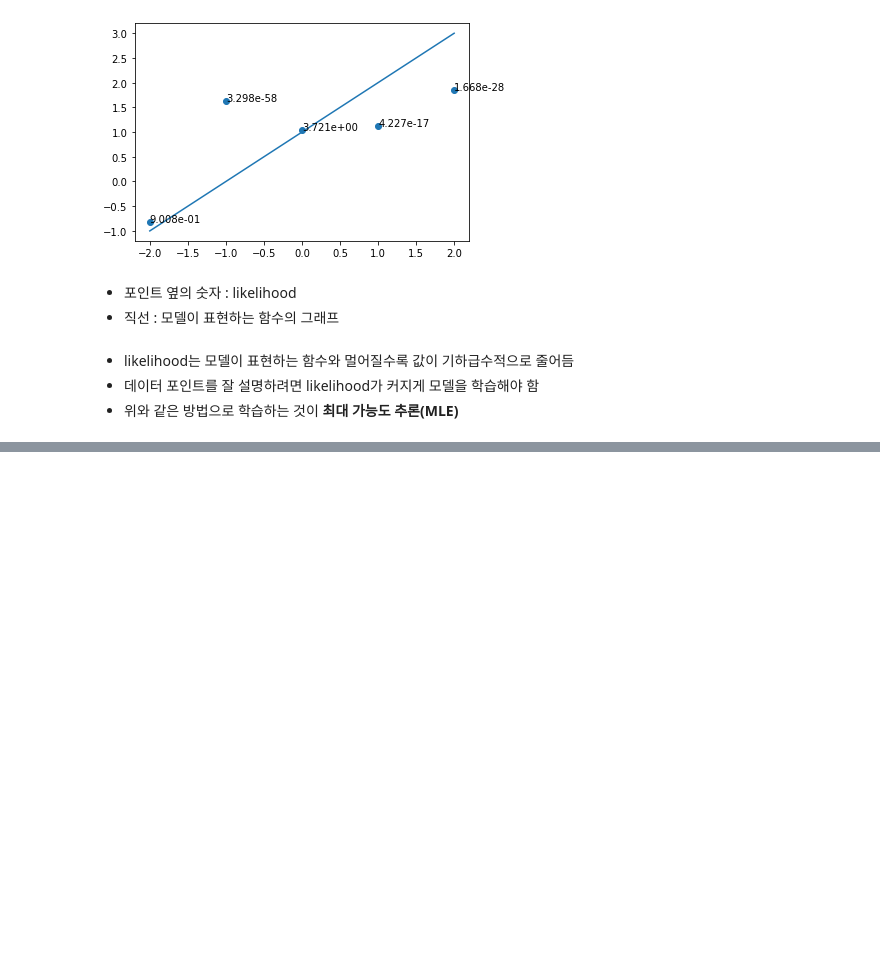
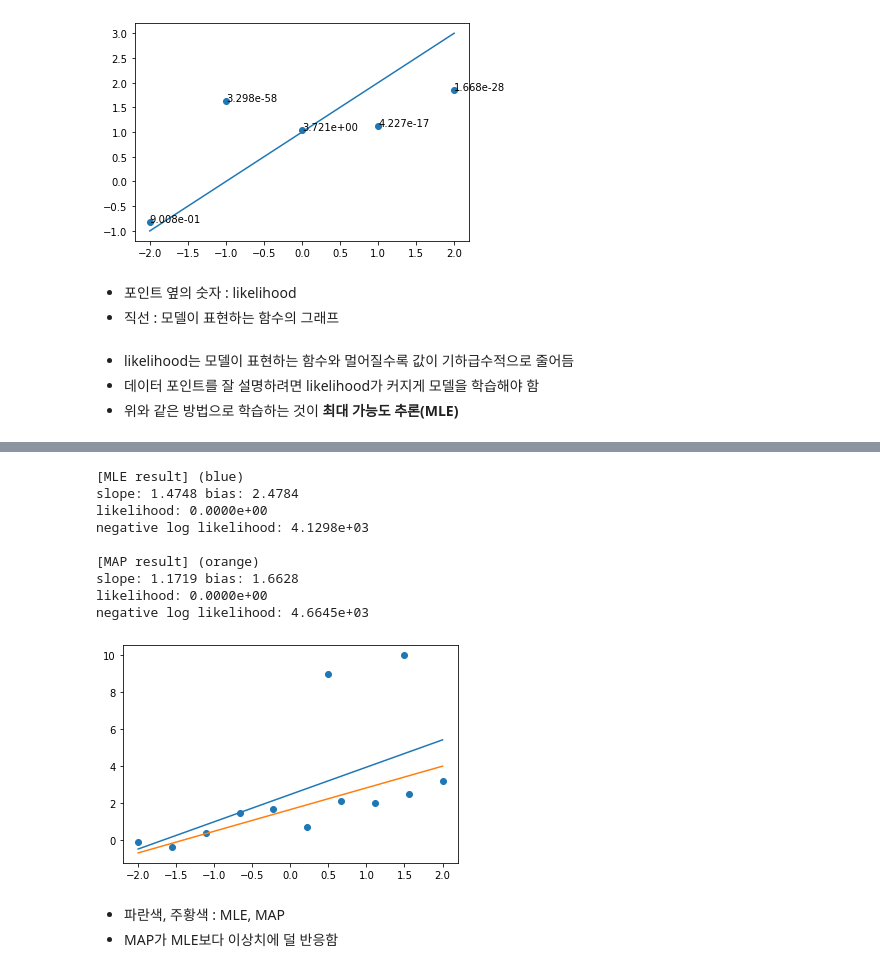
Before and after one commit to sung0471/aiffel, a Jupyter notebook: Foundamental/21.likelihood/21.likelihood.ipynb, the cells around one changed output, grey strips where cells are left out. Cells and saved outputs as stored; diff of their text form; code cells hidden in the pictures; blank space fills up the shorter version.

```diff
--- a/Foundamental/21.likelihood/21.likelihood.ipynb
+++ b/Foundamental/21.likelihood/21.likelihood.ipynb
@@ -137,0 +210,57 @@ plt.show()
+# %%
+def likelihood(labels, preds):
+    result = 1/(np.sqrt(2*math.pi*0.1*0.1))*np.exp(-np.power(labels-preds,2)/(2*0.1*0.1))
+
+    return np.prod(result)
+
+def neg_log_likelihood(labels, preds):
+    const_term = len(labels)*math.log(1/math.sqrt(2*math.pi*0.1*0.1))
+
+    return (-1)*(const_term + 1/(2*0.1*0.1)*np.sum(-np.power(labels-preds,2)))
+# %%
+# X: 21x2 matrix, y: 21x1 matrix
+# input_data 리스트를 column vector로 바꾼 다음 np.append 함수로 상수항을 추가합니다.
+X = np.append(input_data.reshape((-1, 1)), np.ones((num_samples+2, 1)), axis=1)
+y = labels
+
+# MLE 파라미터 계산식
+mle_theta_1, mle_theta_0 = np.dot(np.dot(np.linalg.inv(np.dot(X.T, X)), X.T), y)
+# MAP 파라미터 계산식
+map_theta_1, map_theta_0 = np.dot(np.dot(np.linalg.inv(np.dot(X.T, X)+(0.1*0.1)/(0.04*0.04)*np.eye(2)), X.T), y)
+
+print('[MLE result] (blue)')
+print('slope: '+'%.4f'%mle_theta_1+' bias: '+'%.4f'%mle_theta_0)
+
+mle_preds = mle_theta_1 * input_data + mle_theta_0
+print('likelihood: '+'%.4e'%likelihood(labels, mle_preds))
+print('negative log likelihood: '+'%.4e\n'%neg_log_likelihood(labels, mle_preds))
+
+print('[MAP result] (orange)')
+print('slope: '+'%.4f'%map_theta_1+' bias: '+'%.4f'%map_theta_0)
+
+map_preds = map_theta_1 * input_data + map_theta_0
+print('likelihood: '+'%.4e'%likelihood(labels, map_preds))
+print('negative log likelihood: '+'%.4e'%neg_log_likelihood(labels, map_preds))
+
+model_x = np.linspace(-2, 2, 50)
+mle_model_y = mle_theta_1 * model_x + mle_theta_0
+map_model_y = map_theta_1 * model_x + map_theta_0
+
+plt.scatter(input_data, labels)
+plt.plot(model_x, mle_model_y)
+plt.plot(model_x, map_model_y)
+plt.show()
+# %% [output]
+[MLE result] (blue)
+slope: 1.4748 bias: 2.4784
+likelihood: 0.0000e+00
+negative log likelihood: 4.1298e+03
+
+[MAP result] (orange)
+slope: 1.1719 bias: 1.6628
+likelihood: 0.0000e+00
+negative log likelihood: 4.6645e+03
+[figure, added]
+# %% [markdown]
+- 파란색, 주황색 : MLE, MAP
+- MAP가 MLE보다 이상치에 덜 반응함
```
Also changed, not shown: parts of 8 cells of this notebook, 3 other files.
